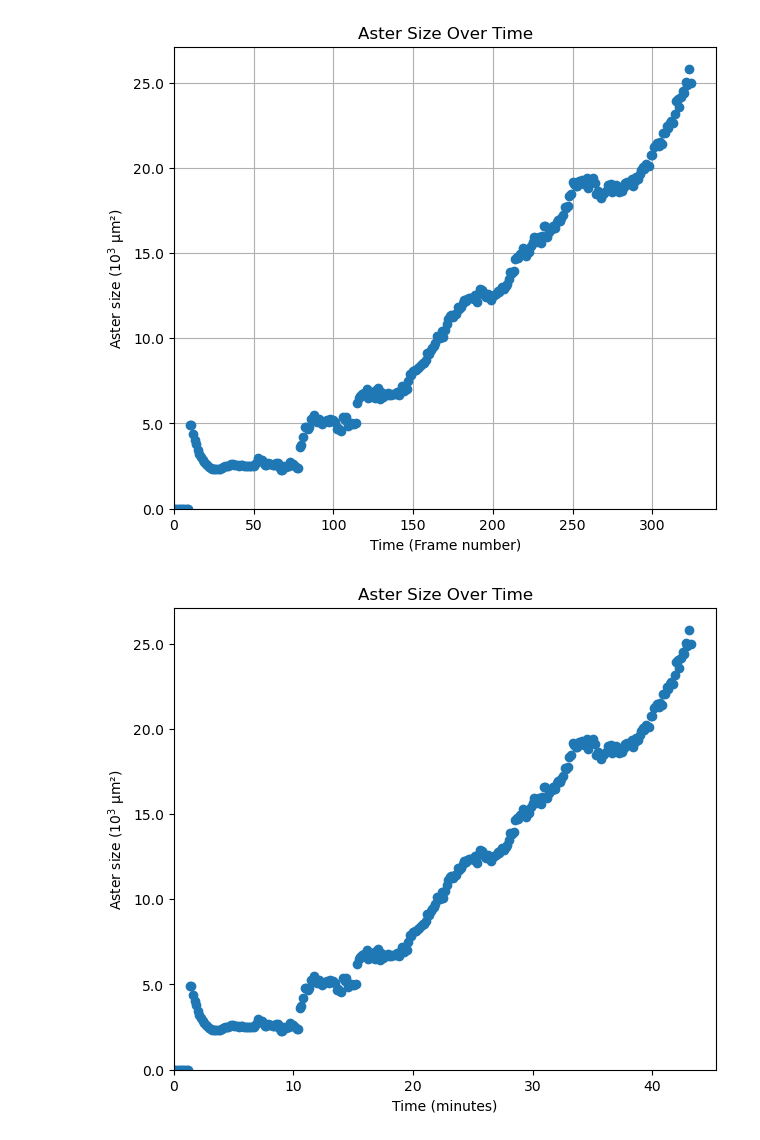
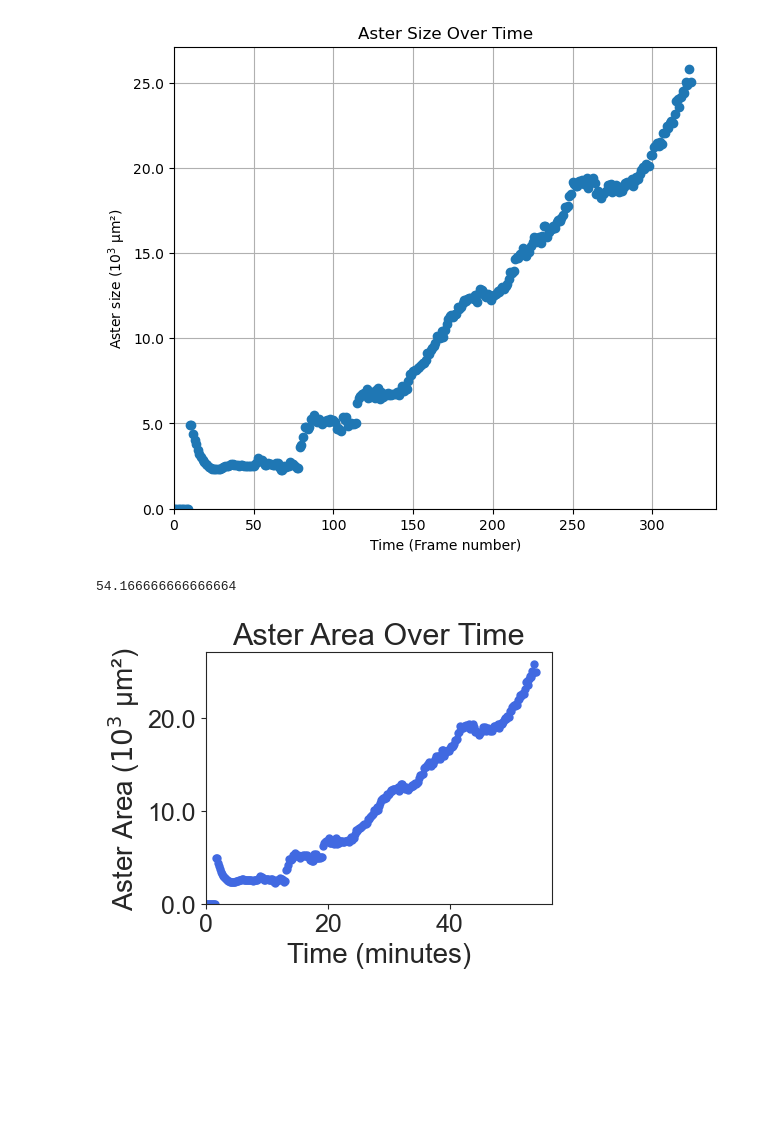
Before and after one commit to shichenliu97/active-matters-programmed-phase-transition, a Jupyter notebook: analysis/figure_4_aster_size.ipynb, the cells around one changed output. Saved outputs shown, nothing was run; the diff lists cells and outputs as text; code cells hidden in the pictures; blank space fills up the shorter version.

Commit message:
changed figure size

```diff
--- a/analysis/figure_4_aster_size.ipynb
+++ b/analysis/figure_4_aster_size.ipynb
@@ -11,9 +11,8 @@ from skimage import filters, util
 from scipy import ndimage
 from ipywidgets import interact, IntSlider
 # %%
-# Load the images
-frames = pims.ImageSequence('/home/shichen/Dropbox/Academics/PhD_phase/Thomson_Lab/local_to_global_pre-print/data/fig_4/cell_eater_1/Pos0/*.tif')
-video = pims.Video('/home/shichen/Dropbox/Academics/PhD_phase/Thomson_Lab/local_to_global_pre-print/data/figure_4/image_slices/cell_eater_bf.avi')
+frames = pims.ImageSequence('/Users/scliu/Dropbox (Personal)/Academics/PhD_phase/Thomson_Lab/local_to_global_pre-print/data/fig_4/cell_eater_1/Pos0/*.tif')
+video = pims.Video('/Users/scliu/Dropbox (Personal)/Academics/PhD_phase/Thomson_Lab/local_to_global_pre-print/data/figure_4/image_slices/cell_eater_bf.avi')
 cy5_frames = frames[1::3]
 cy5_frames[0]
 # %% [output]
@@ -206,17 +204,3 @@ def preprocess_images(img, min_size, max_size):
 
 min_size = 12000  # adjust as needed
 max_size = 500000  # adjust as needed
-# %%
-import ipyparallel as ipp
-
-with ipp.Cluster(n = 16) as rc:
-    view = rc.load_balanced_view()
-
-    # Submit the tasks
-    async_result = view.map_async(preprocess_images, cy5_frames, [min_size]*len(cy5_frames), [max_size]*len(cy5_frames))
-
-    # Wait for the results
-    async_result.wait_interactive()
-
-    # Retrieve the results
-    frames_processed, aster_sizes = zip(*async_result.get())
@@ -264,3 +239,7 @@ ax.set_ylim(bottom=0)
 plt.show()
 # %% [output]
 [figure]
+# %%
+len(aster_sizes)/6
+# %% [output]
+54.166666666666664
@@ -267,27 +248,38 @@ plt.show()
 # %%
-time_minutes = [t / 7.5 for t in range(len(aster_sizes))]
-
-area_per_pixel = 0.43**2  # µm²
 
 
-fig, ax = plt.subplots(figsize=(7, 6))
+# Set the style of seaborn for prettier plots
+sns.set_style('ticks')
+
+# Set larger font sizes
+plt.rc('font', size=18)          # controls default text sizes
+plt.rc('axes', titlesize=22)     # fontsize of the axes title
+plt.rc('axes', labelsize=20)     # fontsize of the x and y labels
+plt.rc('xtick', labelsize=18)    # fontsize of the tick labels
+plt.rc('ytick', labelsize=18)    # fontsize of the tick labels
+
+# Create time variable with time / 6
+time = [t / 6 for t in range(len(aster_sizes_um))]
+
+fig, ax = plt.subplots(figsize=(5, 4))
 
 # Original data
-ax.plot(time_minutes, aster_sizes_um, 'o', label="Actual sizes")
+ax.plot(time, aster_sizes_um, 'o', color='royalblue', markersize=5)
 
 # Titles and labels
-ax.set_title("Aster Size Over Time")
+ax.set_title("Aster Area Over Time")
 ax.set_xlabel("Time (minutes)")
-ax.set_ylabel("Aster size ($10^3$ µm²)")
+ax.set_ylabel("Aster Area ($10^3$ µm²)")
 
 # Create your custom scientific formatter
 f = lambda x, pos: f'{x * 1e-3:.1f}'
 ax.yaxis.set_major_formatter(ticker.FuncFormatter(f))
 
 # Set x and y axis limits
 ax.set_xlim(left=0)
 ax.set_ylim(bottom=0)
 
+plt.tight_layout()  # Adjust the layout to fit everything nicely
 plt.show()
 # %% [output]
-[figure, old version]
+[figure, new version]
```
Also changed, not shown: parts of 5 cells of this notebook.
